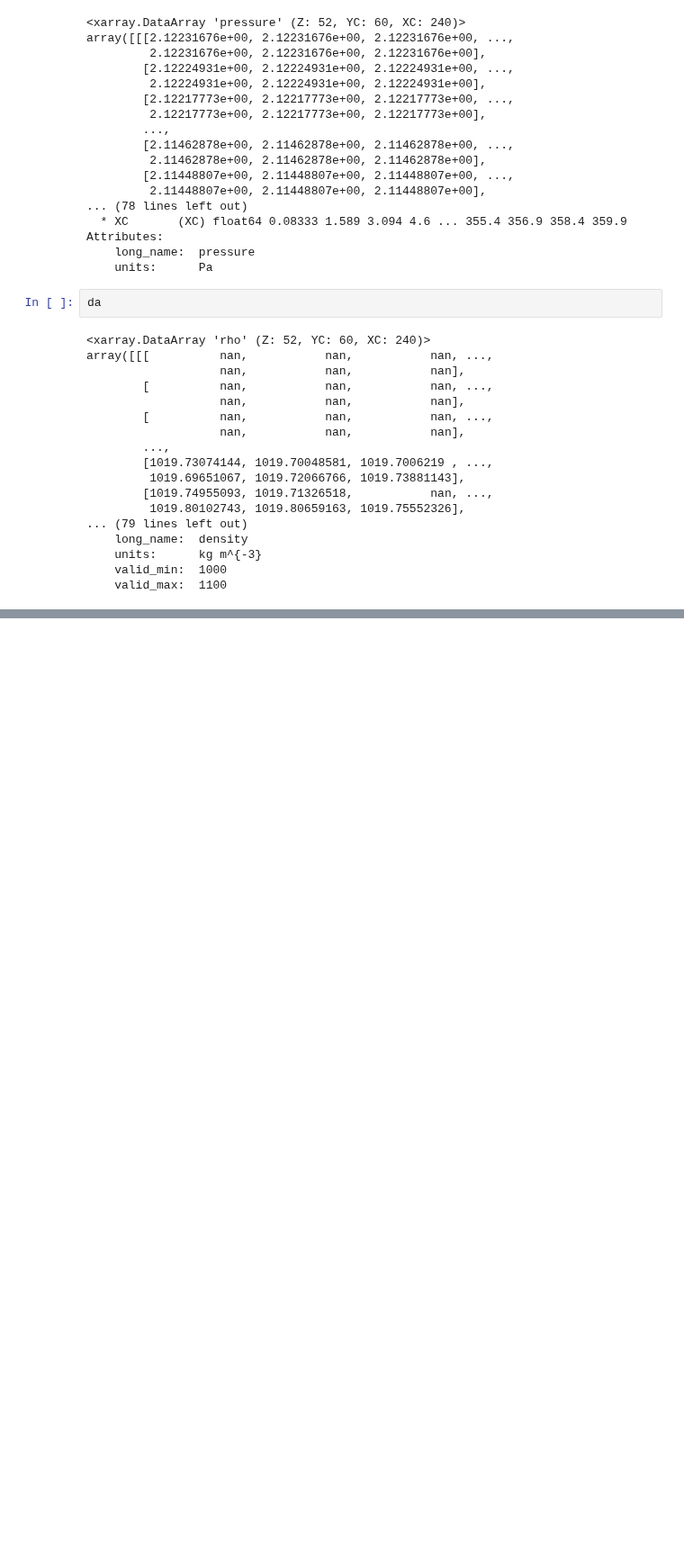
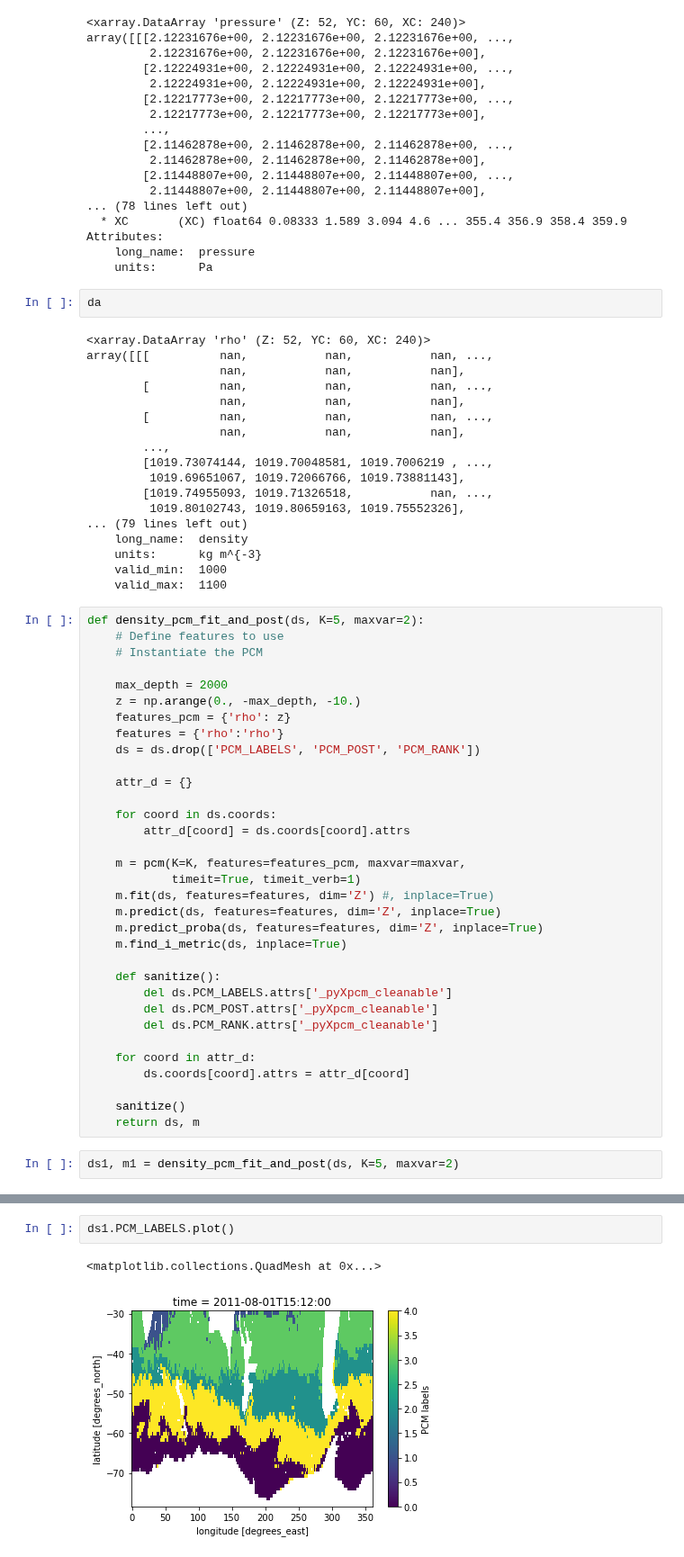
Before and after one commit to sdat2/pyxpcm, a Jupyter notebook: density_transformation.ipynb, the cells around one changed output, grey strips where cells are left out. Shown at 90% size. Cells and saved outputs as stored; diff of their text form; blank space fills up the shorter version.

```diff
--- a/density_transformation.ipynb
+++ b/density_transformation.ipynb
@@ -341,3 +332,38 @@ array([[[          nan,           nan,           nan, ...,
     units:      kg m^{-3}
     valid_min:  1000
     valid_max:  1100
+# %%
+def density_pcm_fit_and_post(ds, K=5, maxvar=2):
+    # Define features to use
+    # Instantiate the PCM
+
+    max_depth = 2000
+    z = np.arange(0., -max_depth, -10.)
+    features_pcm = {'rho': z}
+    features = {'rho':'rho'}
+    ds = ds.drop(['PCM_LABELS', 'PCM_POST', 'PCM_RANK'])
+
+    attr_d = {}
+
+    for coord in ds.coords:
+        attr_d[coord] = ds.coords[coord].attrs
+
+    m = pcm(K=K, features=features_pcm, maxvar=maxvar,
+            timeit=True, timeit_verb=1)
+    m.fit(ds, features=features, dim='Z') #, inplace=True)
+    m.predict(ds, features=features, dim='Z', inplace=True)
+    m.predict_proba(ds, features=features, dim='Z', inplace=True)
+    m.find_i_metric(ds, inplace=True)
+
+    def sanitize():
+        del ds.PCM_LABELS.attrs['_pyXpcm_cleanable']
+        del ds.PCM_POST.attrs['_pyXpcm_cleanable']
+        del ds.PCM_RANK.attrs['_pyXpcm_cleanable']
+
+    for coord in attr_d:
+        ds.coords[coord].attrs = attr_d[coord]
+
+    sanitize()
+    return ds, m
+# %%
+ds1, m1 = density_pcm_fit_and_post(ds, K=5, maxvar=2)
@@ -343,0 +388,5 @@ array([[[          nan,           nan,           nan, ...,
+# %%
+ds1.PCM_LABELS.plot()
+# %% [output]
+<matplotlib.collections.QuadMesh at 0x...>
+[figure, added]
```
Also changed, not shown: parts of 5 cells of this notebook, 3 other files.
